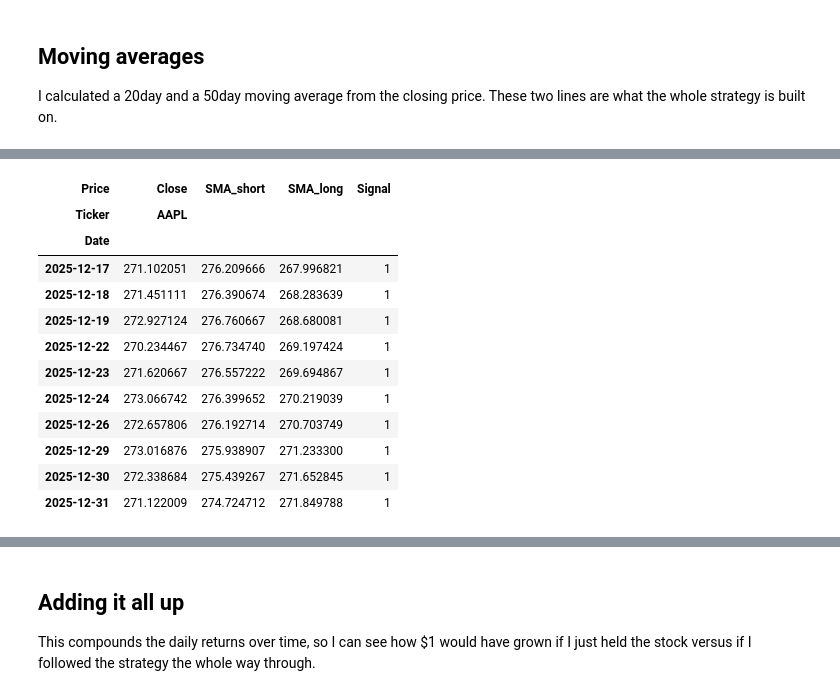
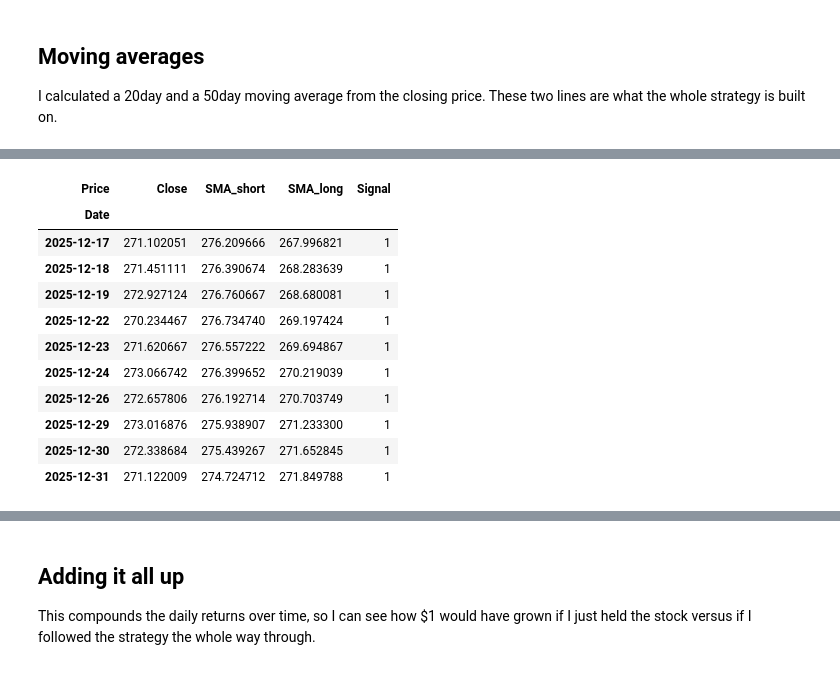
Before and after one commit to mann-patel07/AAPL-TrendFollowing-Backtest, a Jupyter notebook: Backtesting_v1 (3).ipynb, the cells around one changed output, grey strips where cells are left out. Saved outputs shown, nothing was run; the diff lists cells and outputs as text; code cells hidden in the pictures.

```diff
--- a/Backtesting_v1 (3).ipynb
+++ b/Backtesting_v1 (3).ipynb
@@ -21,7 +21,17 @@ I pulled daily AAPL price data from 2019 to early 2026 using yfinance. This rang
 # %%
 import yfinance as yf
+import pandas as pd
 
-data = yf.download("AAPL", start="2019-01-01", end="2026-01-01")
+raw = yf.download("AAPL", start="2019-01-01", end="2026-01-01", auto_adjust=True)
+
+# yfinance returns MultiIndex columns, need to flatten.
+# data = yf.download("AAPL", start="2019-01-01", end="2026-01-01")
+
+if isinstance(raw.columns, pd.MultiIndex):
+    raw.columns = raw.columns.droplevel(1)
+
+
+data = raw.copy()
 data.head()
 # %% [output]
 [*********************100%***********************]  1 of 1 completed
@@ -38,8 +47,11 @@ data.head()
 
 I calculated a 20day and a 50day moving average from the closing price. These two lines are what the whole strategy is built on.
 # %%
-data['SMA_short'] = data['Close'].rolling(window=20).mean()
-data['SMA_long'] = data['Close'].rolling(window=50).mean()
+SHORT_WINDOW = 20
+LONG_WINDOW = 50
+
+data['SMA_short'] = data['Close'].rolling(window=SHORT_WINDOW).mean()
+data['SMA_long'] = data['Close'].rolling(window=LONG_WINDOW).mean()
 data.tail()
 # %% [output]
 | Price | Close | High | Low | Open | Volume | SMA_short | SMA_long |
@@ -57,11 +70,15 @@ This is the actual strategy logic. If the 20day average is above the 50day avera
 # %%
-data['Signal'] = 0
+data['Signal'] = (data['SMA_short'] > data['SMA_long']).astype(int)
 
-data.loc[data['SMA_short'] > data['SMA_long'], 'Signal'] = 1
+# drop the warm-up period so both curves start from the start date
+data = data.dropna(subset=['SMA_long']).copy()
+
+# data.loc[data['SMA_short'] > data['SMA_long'], 'Signal'] = 1
+
+
 data[[ 'Close', 'SMA_short', 'SMA_long', 'Signal']].tail(10)
 # %% [output]
 | Price | Close | SMA_short | SMA_long | Signal |
-| Ticker | AAPL |  |  |  |
 | Date |  |  |  |  |
 | 2025-12-17 | 271.102051 | 276.209666 | 267.996821 | 1 |
 | 2025-12-18 | 271.451111 | 276.390674 | 268.283639 | 1 |
```
Also changed, not shown: parts of 19 cells of this notebook.
